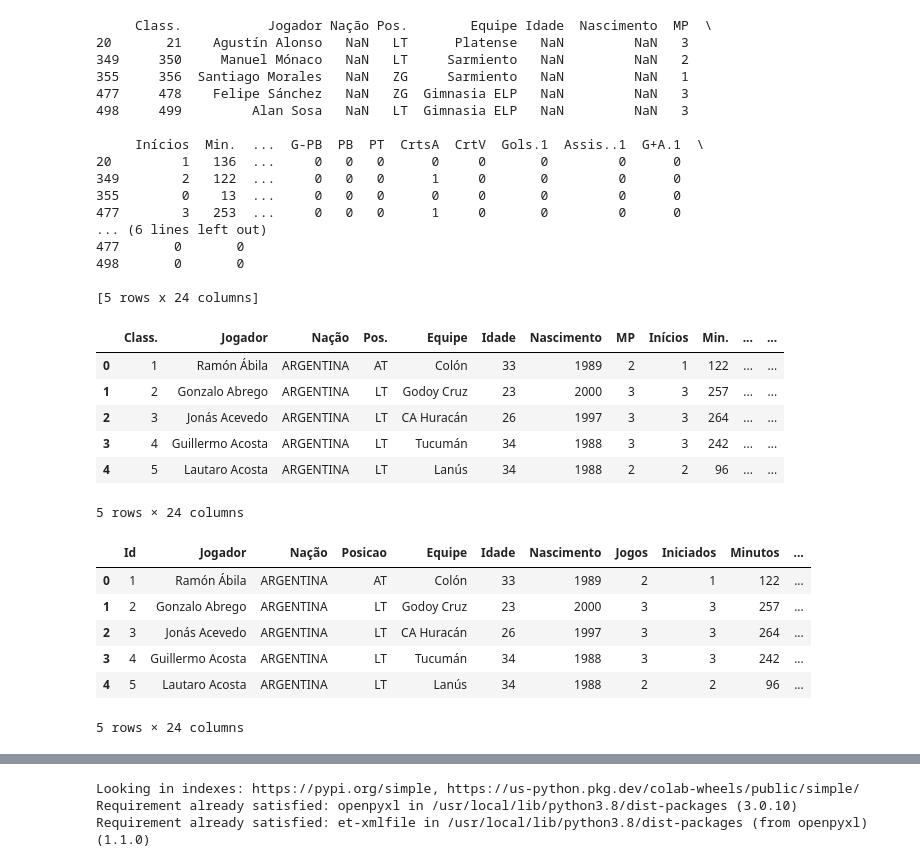
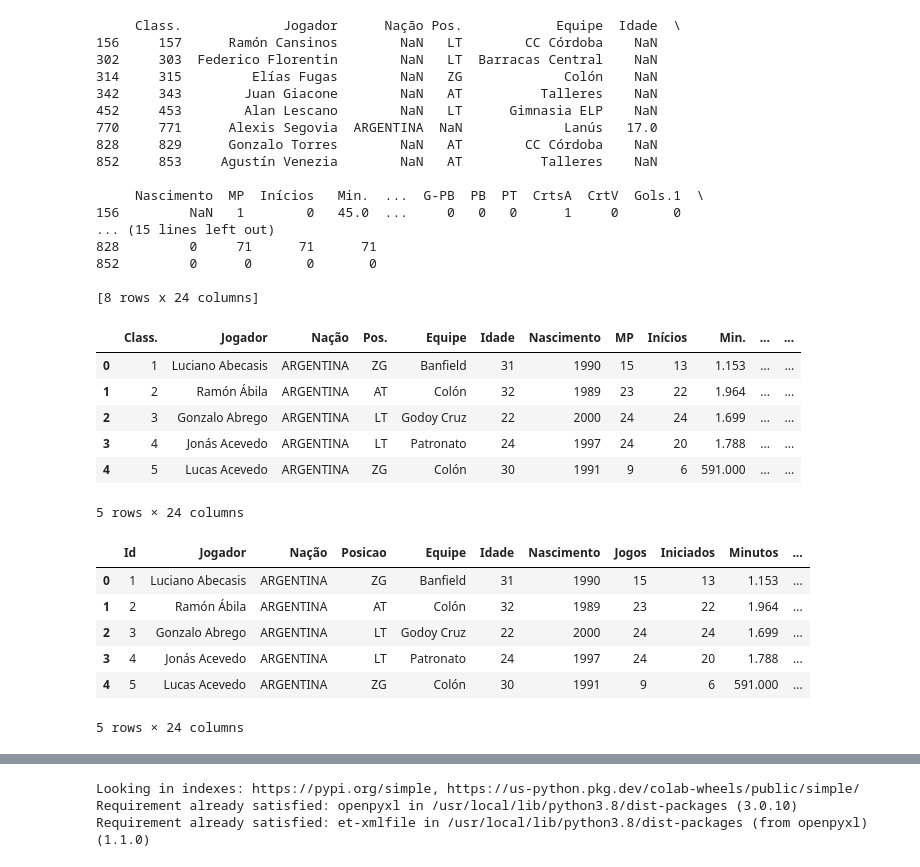
Before and after one commit to fernandopaguiar/Sports-Analytics-Python, a Jupyter notebook: Scout.ipynb, the cells around one changed output, grey strips where cells are left out. Saved outputs shown, nothing was run; the diff lists cells and outputs as text; code cells hidden in the pictures.

```diff
--- a/Scout.ipynb
+++ b/Scout.ipynb
@@ -119,4 +136,8 @@ Name: Nação, dtype: object
 # %%
+argentina['Nação'] = argentina['Nação'].replace('af AFG', 'AFEGANISTAO')
+argentina['Nação'] = argentina['Nação'].replace('ch SUI', 'SUICA')
+argentina['Nação'] = argentina['Nação'].replace('bo BOL', 'BOLIVIA')
+argentina['Nação'] = argentina['Nação'].replace('us USA', 'ESTADOS UNIDOS')
 argentina['Nação'] = argentina['Nação'].replace('ar ARG', 'ARGENTINA')
 argentina['Nação'] = argentina['Nação'].replace('si SVN', 'ESLOVENIA')
 argentina['Nação'] = argentina['Nação'].replace('py PAR', 'PARAGUAI')
@@ -126,9 +147,8 @@ argentina['Nação'] = argentina['Nação'].replace('uy URU', 'URUGUAI')
 argentina['Nação'] = argentina['Nação'].replace('cl CHI', 'CHILE')
 argentina['Nação'] = argentina['Nação'].replace('it ITA', 'ITALIA')
 argentina['Nação'] = argentina['Nação'].replace('ec ECU', 'EQUADOR')
-argentina['Nação'] = argentina['Nação'].replace('mx MEX', 'MEXICO')
+argentina['Nação'] = argentina['Nação'].replace('am ARM', 'ARMENIA')
 argentina['Nação'] = argentina['Nação'].replace('ve VEN', 'VENEZUELA')
-argentina['Nação'] = argentina['Nação'].replace('st STP', 'SAN TOME E PRINCIPE')
 # %%
 argentina['Nação'].drop_duplicates()
 # %% [output]
@@ -158,4 +181 @@ argentina.head()
 5 rows × 24 columns
-# %%
-argentina['Idade'] = argentina['Idade'].str.split('-').str[0]
-argentina['Idade']
@@ -175,36 +182,38 @@ Name: Idade, Length: 561, dtype: object
 # %%
-mask = argentina['Nascimento'].isnull()
-print(argentina[mask])
+mask = argentina.isnull().any(axis=1)
+resultado = argentina[mask]
+print(resultado)
 # %% [output]
-     Class.           Jogador Nação Pos.        Equipe Idade  Nascimento  MP  \
-20       21    Agustín Alonso   NaN   LT      Platense   NaN         NaN   3
-349     350     Manuel Mónaco   NaN   LT     Sarmiento   NaN         NaN   2
-355     356  Santiago Morales   NaN   ZG     Sarmiento   NaN         NaN   1
-477     478    Felipe Sánchez   NaN   ZG  Gimnasia ELP   NaN         NaN   3
-498     499         Alan Sosa   NaN   LT  Gimnasia ELP   NaN         NaN   3
+     Class.             Jogador      Nação Pos.            Equipe  Idade  \
+156     157      Ramón Cansinos        NaN   LT        CC Córdoba    NaN
+302     303  Federico Florentin        NaN   LT  Barracas Central    NaN
+314     315         Elías Fugas        NaN   ZG             Colón    NaN
+342     343        Juan Giacone        NaN   AT          Talleres    NaN
+452     453        Alan Lescano        NaN   LT      Gimnasia ELP    NaN
+770     771      Alexis Segovia  ARGENTINA  NaN             Lanús   17.0
+828     829      Gonzalo Torres        NaN   AT        CC Córdoba    NaN
+852     853     Agustín Venezia        NaN   AT          Talleres    NaN
 
-     Inícios  Min.  ...  G-PB  PB  PT  CrtsA  CrtV  Gols.1  Assis..1  G+A.1  \
-20         1   136  ...     0   0   0      0     0       0         0      0
-349        2   122  ...     0   0   0      1     0       0         0      0
-355        0    13  ...     0   0   0      0     0       0         0      0
-477        3   253  ...     0   0   0      1     0       0         0      0
-... (6 lines left out)
-477       0       0
-498       0       0
+     Nascimento  MP  Inícios   Min.  ...  G-PB  PB  PT  CrtsA  CrtV  Gols.1  \
+156         NaN   1        0   45.0  ...     0   0   0      1     0       0
+... (15 lines left out)
+828         0     71      71      71
+852         0      0       0       0
 
-[5 rows x 24 columns]
+[8 rows x 24 columns]
 # %%
 argentina = argentina.fillna(value=0)
 # %%
 argentina['Nascimento'] = argentina['Nascimento'].astype(int)
+argentina['Idade'] = argentina['Idade'].astype(int)
 argentina.head()
 # %% [output]
 |  | Class. | Jogador | Nação | Pos. | Equipe | Idade | Nascimento | MP | Inícios | Min. | ... | ... |
-| 0 | 1 | Ramón Ábila | ARGENTINA | AT | Colón | 33 | 1989 | 2 | 1 | 122 | ... | ... |
-| 1 | 2 | Gonzalo Abrego | ARGENTINA | LT | Godoy Cruz | 23 | 2000 | 3 | 3 | 257 | ... | ... |
-| 2 | 3 | Jonás Acevedo | ARGENTINA | LT | CA Huracán | 26 | 1997 | 3 | 3 | 264 | ... | ... |
-| 3 | 4 | Guillermo Acosta | ARGENTINA | LT | Tucumán | 34 | 1988 | 3 | 3 | 242 | ... | ... |
-| 4 | 5 | Lautaro Acosta | ARGENTINA | LT | Lanús | 34 | 1988 | 2 | 2 | 96 | ... | ... |
+| 0 | 1 | Luciano Abecasis | ARGENTINA | ZG | Banfield | 31 | 1990 | 15 | 13 | 1.153 | ... | ... |
+| 1 | 2 | Ramón Ábila | ARGENTINA | AT | Colón | 32 | 1989 | 23 | 22 | 1.964 | ... | ... |
+| 2 | 3 | Gonzalo Abrego | ARGENTINA | LT | Godoy Cruz | 22 | 2000 | 24 | 24 | 1.699 | ... | ... |
+| 3 | 4 | Jonás Acevedo | ARGENTINA | LT | Patronato | 24 | 1997 | 24 | 20 | 1.788 | ... | ... |
+| 4 | 5 | Lucas Acevedo | ARGENTINA | ZG | Colón | 30 | 1991 | 9 | 6 | 591.000 | ... | ... |
 5 rows × 24 columns
 # %%
 argentina.columns = ["Id", "Jogador", "Nação", "Posicao", "Equipe", "Idade", "Nascimento", "Jogos", "Iniciados", "Minutos",
@@ -214,11 +223,11 @@ argentina.columns = ["Id", "Jogador", "Nação", "Posicao", "Equipe", "Idade", "
 argentina.head()
 # %% [output]
 |  | Id | Jogador | Nação | Posicao | Equipe | Idade | Nascimento | Jogos | Iniciados | Minutos | ... |
-| 0 | 1 | Ramón Ábila | ARGENTINA | AT | Colón | 33 | 1989 | 2 | 1 | 122 | ... |
-| 1 | 2 | Gonzalo Abrego | ARGENTINA | LT | Godoy Cruz | 23 | 2000 | 3 | 3 | 257 | ... |
-| 2 | 3 | Jonás Acevedo | ARGENTINA | LT | CA Huracán | 26 | 1997 | 3 | 3 | 264 | ... |
-| 3 | 4 | Guillermo Acosta | ARGENTINA | LT | Tucumán | 34 | 1988 | 3 | 3 | 242 | ... |
-| 4 | 5 | Lautaro Acosta | ARGENTINA | LT | Lanús | 34 | 1988 | 2 | 2 | 96 | ... |
+| 0 | 1 | Luciano Abecasis | ARGENTINA | ZG | Banfield | 31 | 1990 | 15 | 13 | 1.153 | ... |
+| 1 | 2 | Ramón Ábila | ARGENTINA | AT | Colón | 32 | 1989 | 23 | 22 | 1.964 | ... |
+| 2 | 3 | Gonzalo Abrego | ARGENTINA | LT | Godoy Cruz | 22 | 2000 | 24 | 24 | 1.699 | ... |
+| 3 | 4 | Jonás Acevedo | ARGENTINA | LT | Patronato | 24 | 1997 | 24 | 20 | 1.788 | ... |
+| 4 | 5 | Lucas Acevedo | ARGENTINA | ZG | Colón | 30 | 1991 | 9 | 6 | 591.000 | ... |
 5 rows × 24 columns
 # %%
 argentina['Posicao'].drop_duplicates()
```
Also changed, not shown: parts of 35 cells of this notebook.
